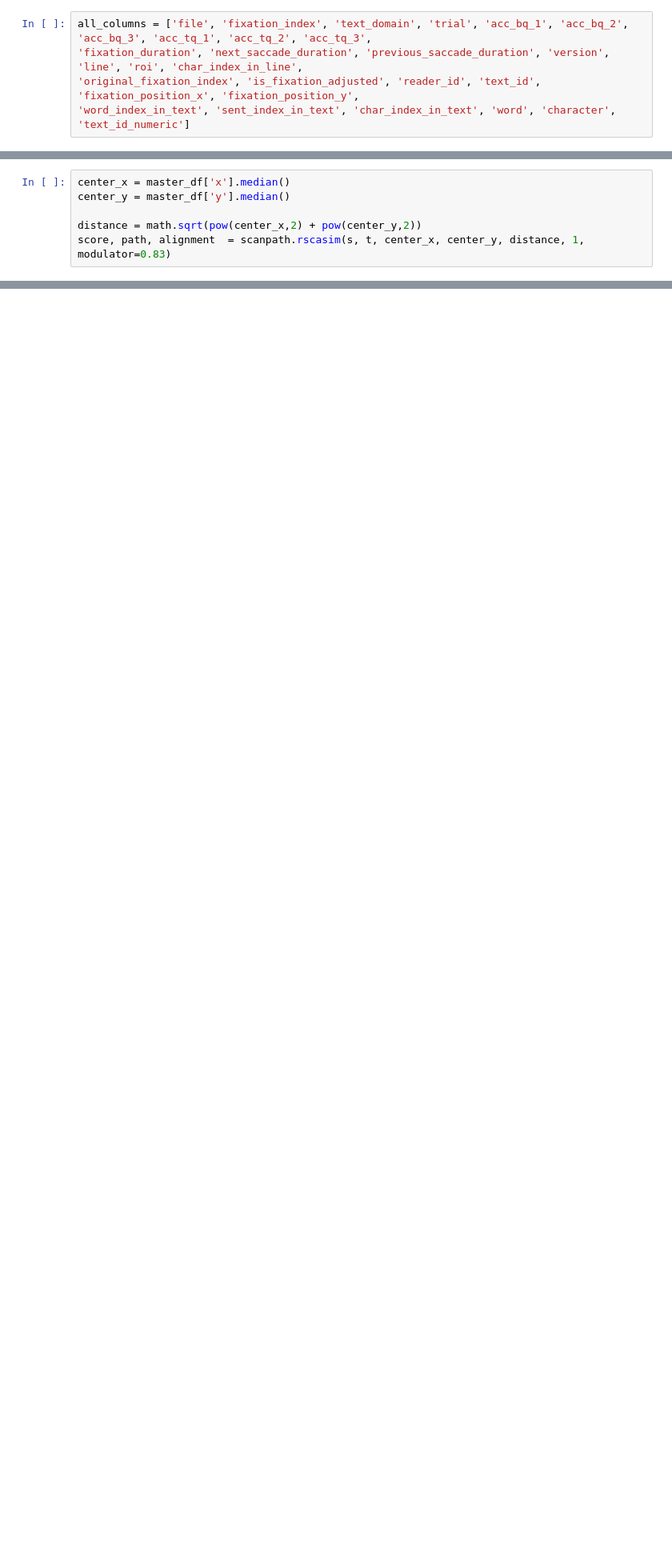
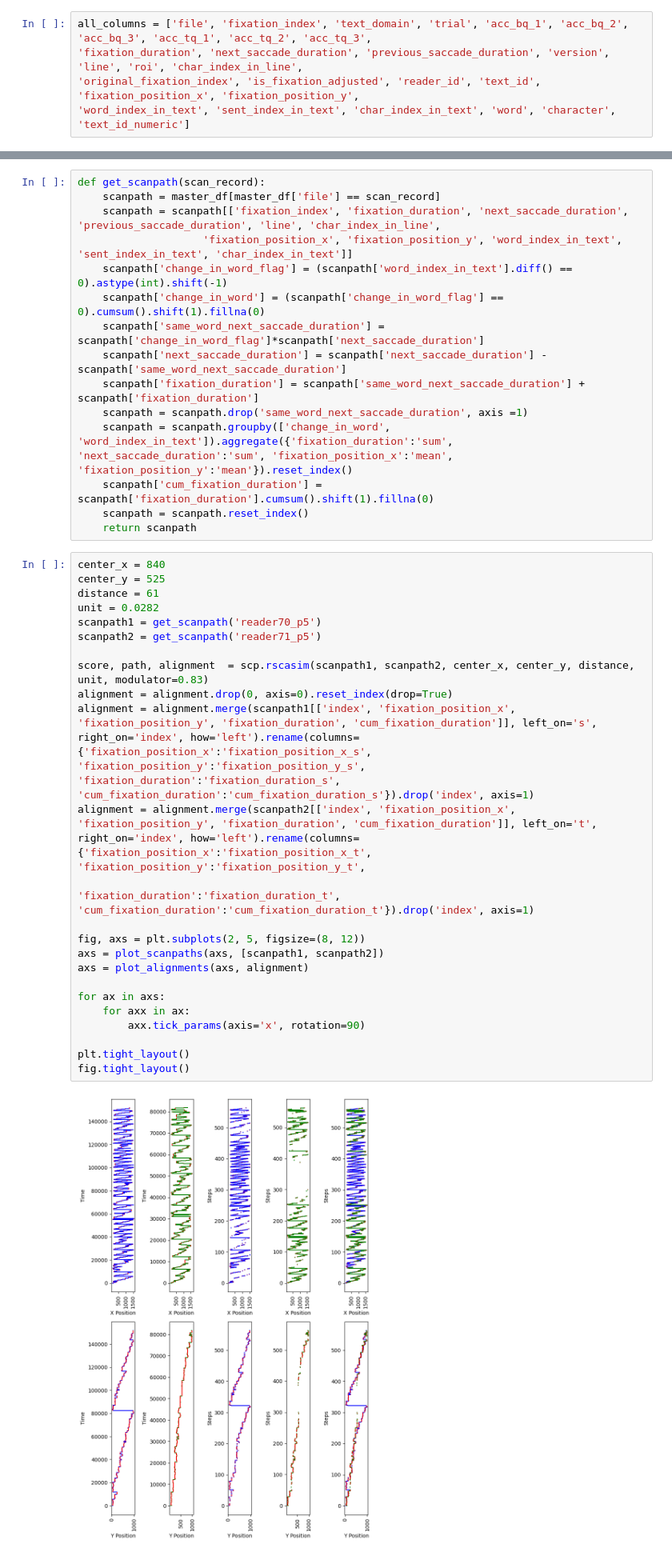
Before and after one commit to ranveersingh81/scanpath, a Jupyter notebook: exploration.ipynb, the cells around one changed output, grey strips where cells are left out. Shown: that part at 80% size. Saved outputs shown, nothing was run; the diff lists cells and outputs as text; blank space fills up the shorter version.

Commit message:
adding changes for scanpath

```diff
--- a/exploration.ipynb
+++ b/exploration.ipynb
@@ -101,6 +26,0 @@ Index(['file', 'fixation_index', 'text_domain', 'trial', 'acc_bq_1',
-# %%
-center_x = master_df['x'].median()
-center_y = master_df['y'].median()
-
-distance = math.sqrt(pow(center_x,2) + pow(center_y,2))
-score, path, alignment  = scanpath.rscasim(s, t, center_x, center_y, distance, 1, modulator=0.83)
@@ -156,0 +115,41 @@ alignment
+# %%
+def get_scanpath(scan_record):
+    scanpath = master_df[master_df['file'] == scan_record]
+    scanpath = scanpath[['fixation_index', 'fixation_duration', 'next_saccade_duration', 'previous_saccade_duration', 'line', 'char_index_in_line',
+                    'fixation_position_x', 'fixation_position_y', 'word_index_in_text', 'sent_index_in_text', 'char_index_in_text']]
+    scanpath['change_in_word_flag'] = (scanpath['word_index_in_text'].diff() == 0).astype(int).shift(-1)
+    scanpath['change_in_word'] = (scanpath['change_in_word_flag'] == 0).cumsum().shift(1).fillna(0)
+    scanpath['same_word_next_saccade_duration'] = scanpath['change_in_word_flag']*scanpath['next_saccade_duration']
+    scanpath['next_saccade_duration'] = scanpath['next_saccade_duration'] - scanpath['same_word_next_saccade_duration']
+    scanpath['fixation_duration'] = scanpath['same_word_next_saccade_duration'] + scanpath['fixation_duration']
+    scanpath = scanpath.drop('same_word_next_saccade_duration', axis =1)
+    scanpath = scanpath.groupby(['change_in_word', 'word_index_in_text']).aggregate({'fixation_duration':'sum', 'next_saccade_duration':'sum', 'fixation_position_x':'mean', 'fixation_position_y':'mean'}).reset_index()
+    scanpath['cum_fixation_duration'] = scanpath['fixation_duration'].cumsum().shift(1).fillna(0)
+    scanpath = scanpath.reset_index()
+    return scanpath
+# %%
+center_x = 840
+center_y = 525
+distance = 61
+unit = 0.0282
+scanpath1 = get_scanpath('reader70_p5')
+scanpath2 = get_scanpath('reader71_p5')
+
+score, path, alignment  = scp.rscasim(scanpath1, scanpath2, center_x, center_y, distance, unit, modulator=0.83)
+alignment = alignment.drop(0, axis=0).reset_index(drop=True)
+alignment = alignment.merge(scanpath1[['index', 'fixation_position_x', 'fixation_position_y', 'fixation_duration', 'cum_fixation_duration']], left_on='s', right_on='index', how='left').rename(columns={'fixation_position_x':'fixation_position_x_s', 'fixation_position_y':'fixation_position_y_s',                                                                                                                                                                                         'fixation_duration':'fixation_duration_s', 'cum_fixation_duration':'cum_fixation_duration_s'}).drop('index', axis=1)
+alignment = alignment.merge(scanpath2[['index', 'fixation_position_x', 'fixation_position_y', 'fixation_duration', 'cum_fixation_duration']], left_on='t', right_on='index', how='left').rename(columns={'fixation_position_x':'fixation_position_x_t', 'fixation_position_y':'fixation_position_y_t',
+                                                                                                                                                                                                         'fixation_duration':'fixation_duration_t', 'cum_fixation_duration':'cum_fixation_duration_t'}).drop('index', axis=1)
+
+fig, axs = plt.subplots(2, 5, figsize=(8, 12))
+axs = plot_scanpaths(axs, [scanpath1, scanpath2])
+axs = plot_alignments(axs, alignment)
+
+for ax in axs:
+    for axx in ax:
+        axx.tick_params(axis='x', rotation=90)
+
+plt.tight_layout()
+fig.tight_layout()
+# %% [output]
+[figure, added]
```
Also changed, not shown: parts of 13 cells of this notebook, 1 other file.
